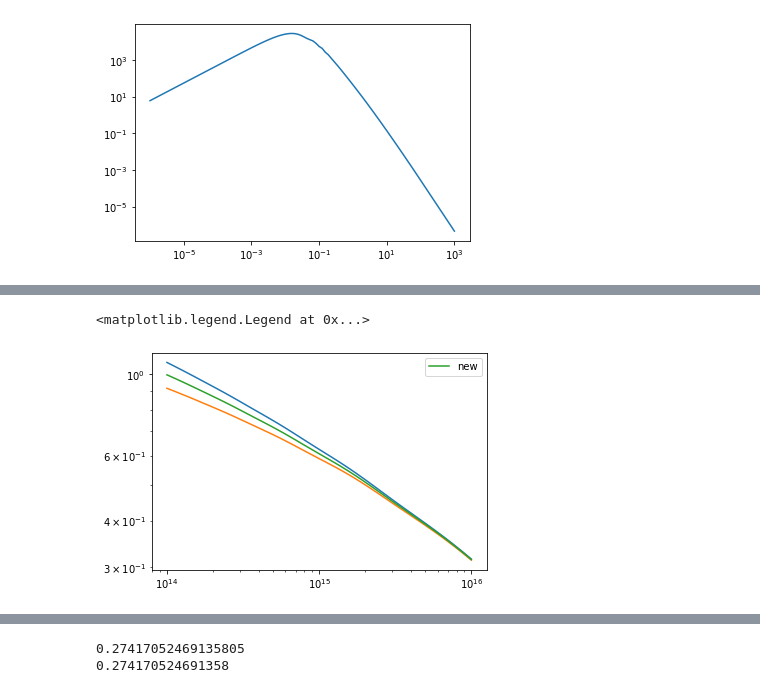
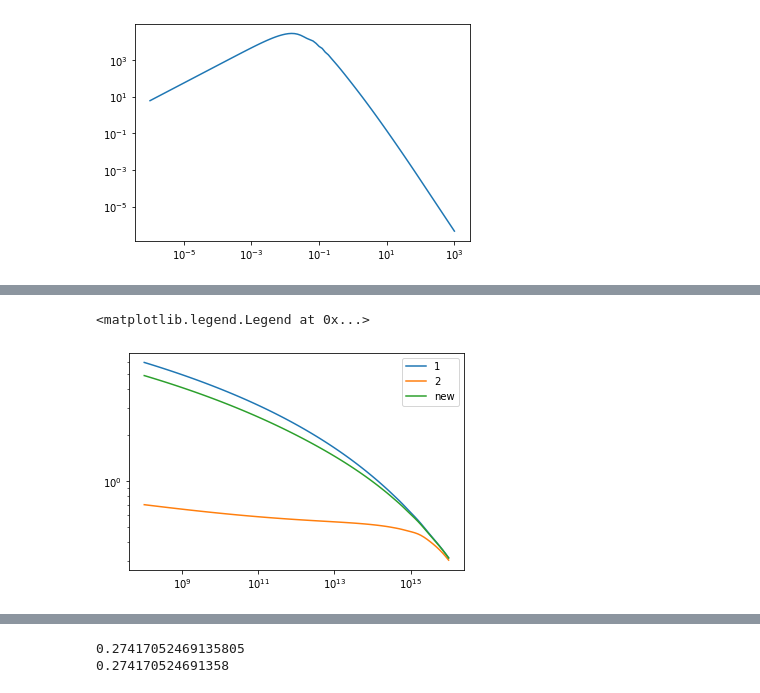
Before and after one commit to emeln/Thesis, a Jupyter notebook: axion_kSZ_source/notebooks/testing_sigma_gerrit.ipynb, the cells around one changed output, grey strips where cells are left out. Cells and saved outputs as stored; diff of their text form; code cells hidden in the pictures.

```diff
--- a/axion_kSZ_source/notebooks/testing_sigma_gerrit.ipynb
+++ b/axion_kSZ_source/notebooks/testing_sigma_gerrit.ipynb
@@ -25,7 +25,7 @@ from axion_kSZ_source.theory.correlation_functions_FFTLog import CorrelationFunc
 # %%
 #cosmo = CosmologyCustomH.generate(h=0.50)
 cosmoDefault = Cosmology.generate(m_axion=1.e-26, axion_frac=0.005,h=0.72,read_H_from_file=True)
-cosmoDefault2 = Cosmology.generate(m_axion=1.e-26,axion_frac=0.1,h=0.72,read_H_from_file=True)
+cosmoDefault2 = Cosmology.generate(m_axion=1.e-26,axion_frac=0.5,h=0.72,read_H_from_file=True)
 # %%
 cosmoAxion = Cosmology.generate(m_axion=1.e-26,axion_frac=0.05,h=0.72,read_H_from_file=True)
 # %%
@@ -86,5 +86,7 @@ plt.legend()
 # %%
 cosmoDefault.set_H_interpolation(camb.get_hubble())
+# %%
+cosmoDefault2.set_H_interpolation(camb2.get_hubble())
 # %%
 cosmoAxion.set_H_interpolation(cambAxion.get_hubble())
 # %%
@@ -110,12 +112,12 @@ sigmaIntFFTLog2.compute()
 sigmaIntFFTLog_axion = SigmaInterpolatorFFTLog(cosmoAxion, lin_power_axion, growth_axion, z_vals, 1e-4, 1e3, Nr=1024, window_function=window)
 sigmaIntFFTLog_axion.compute()
 # %%
-m_vals = np.logspace(14, 16, 100)
-plt.loglog(m_vals, sigmaIntFFTLog(m_vals, 0.0))
-plt.loglog(m_vals, sigmaIntFFTLog2(m_vals, 0.0))
+m_vals = np.logspace(6, 16, 100)
+plt.loglog(m_vals, sigmaIntFFTLog(m_vals, 0.0),label='1')
+plt.loglog(m_vals, sigmaIntFFTLog2(m_vals, 0.0),label='2')
 plt.loglog(m_vals, sigmaIntFFTLog_axion(m_vals,0.0),label='new')
 #plt.loglog(m_vals, -sigmaIntFFTLog.dlogSigma_dlogm(m_vals, 0.0))
 plt.legend()
 # %% [output]
 <matplotlib.legend.Legend at 0x...>
-[figure, old version]
+[figure, new version]
```
Also changed, not shown: parts of 20 cells of this notebook, 25 other files.
